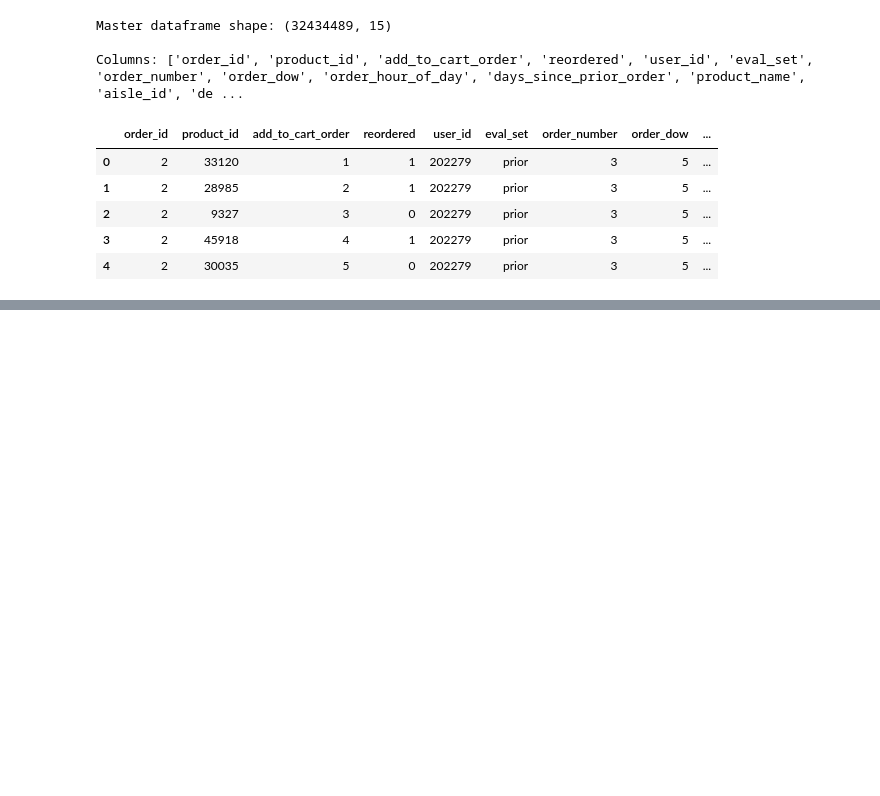
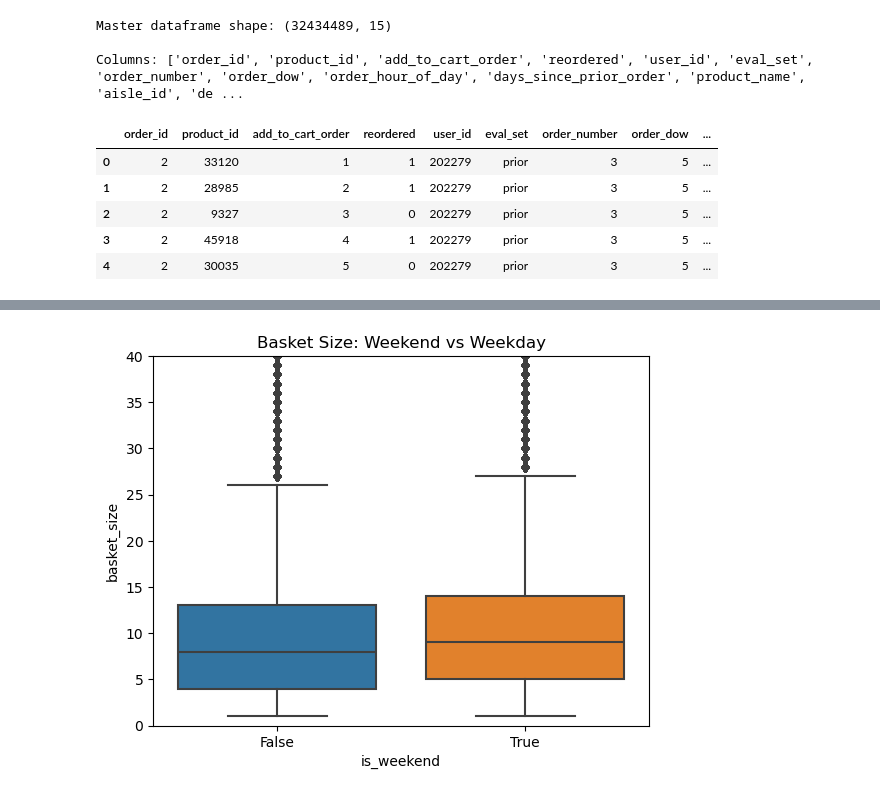
Before and after one commit to FarzaneHashemii/instacart_sales_analysis, a Jupyter notebook: notebooks/pre_analaysis.ipynb, the cells around one changed output, grey strips where cells are left out. Cells and saved outputs as stored; diff of their text form; code cells hidden in the pictures; blank space fills up the shorter version.

```diff
--- a/notebooks/pre_analaysis.ipynb
+++ b/notebooks/pre_analaysis.ipynb
@@ -106,0 +143,12 @@ Columns: ['order_id', 'product_id', 'add_to_cart_order', 'reordered', 'user_id',
+# %%
+#### Temporal ####
+# the data never documents which day 0 is. days 0 and 1 have way more
+# orders than the rest, so they're almost certainly the weekend. treating 0,1 as weekend.
+order_level['is_weekend'] = order_level['order_dow'].isin([0, 1])
+
+sns.boxplot(x='is_weekend', y='basket_size', data=order_level)
+plt.title('Basket Size: Weekend vs Weekday')
+plt.ylim(0, 40)
+plt.show()
+# %% [output]
+[figure, added]
```
Also changed, not shown: parts of 13 cells of this notebook.
